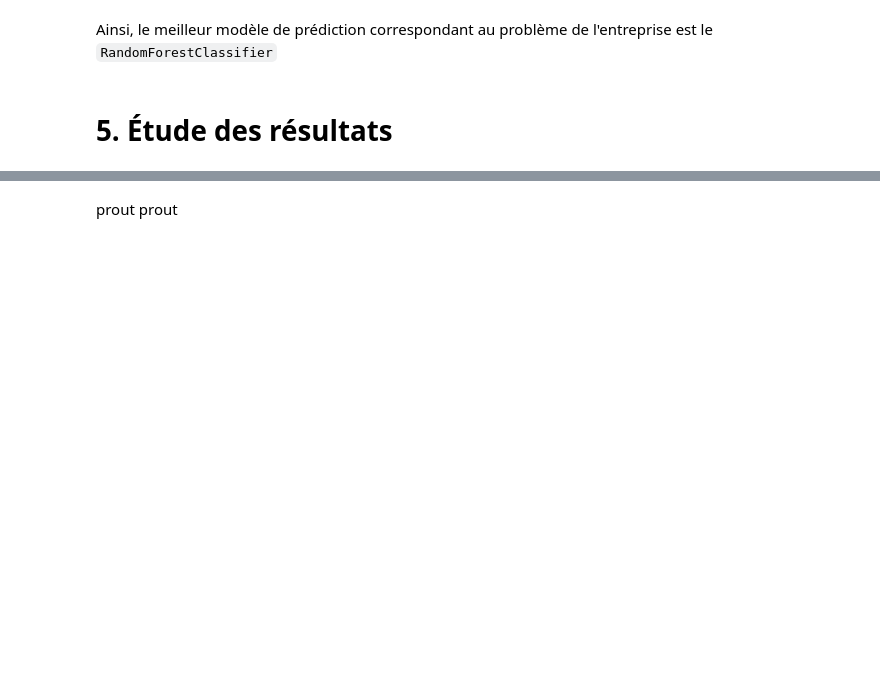
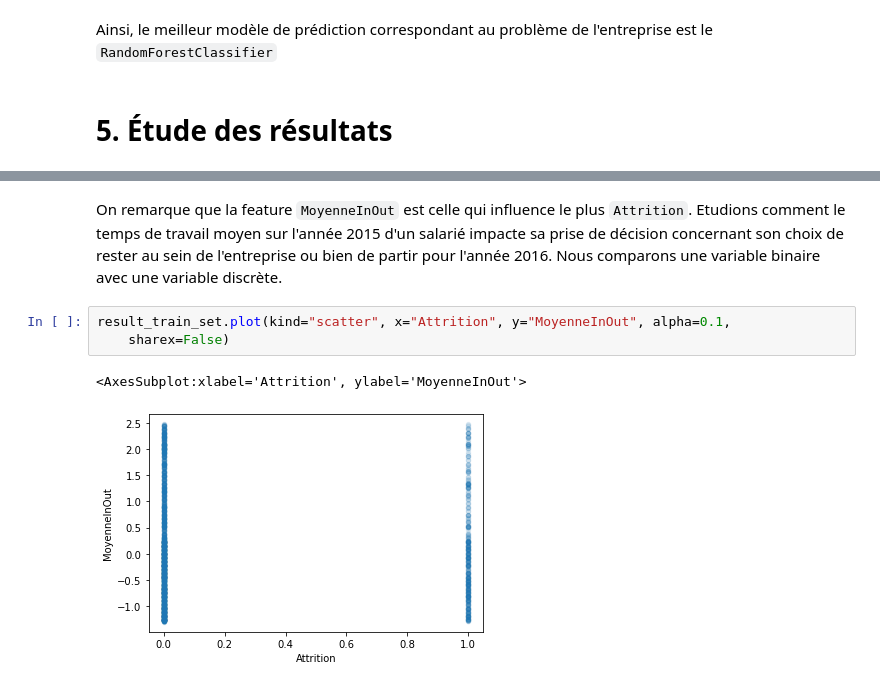
Before and after one commit to Ugo-Girard-Tissier/Projet-IA, a Jupyter notebook: Projet IA.ipynb, the cells around one changed output, grey strips where cells are left out. Drawn from its saved outputs; the diff is of its cells as text; blank space fills up the shorter version.

```diff
--- a/Projet IA.ipynb
+++ b/Projet IA.ipynb
@@ -1041,2 +1042,8 @@ sorted(zip(feature_importances_forest_clas, train_set_features_num + train_set_f
-# %% [markdown]
-prout prout
+# %% [markdown]
+On remarque que la feature `MoyenneInOut` est celle qui influence le plus `Attrition`. Etudions comment le temps de travail moyen sur l'année 2015 d'un salarié  impacte sa prise de décision concernant son choix de rester au sein de l'entreprise ou bien de partir pour l'année 2016. Nous comparons une variable binaire avec une variable discrète.
+# %%
+result_train_set.plot(kind="scatter", x="Attrition", y="MoyenneInOut", alpha=0.1,
+    sharex=False)
+# %% [output]
+<AxesSubplot:xlabel='Attrition', ylabel='MoyenneInOut'>
+[figure, added]
```
Also changed, not shown: parts of 21 cells of this notebook.
